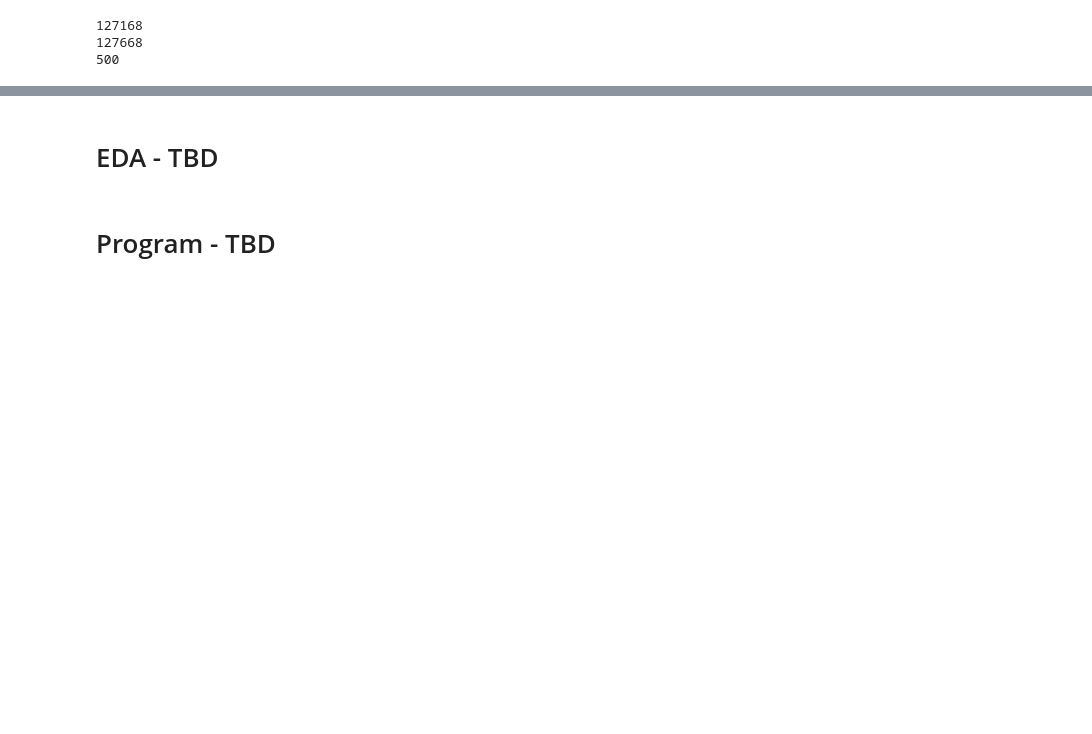
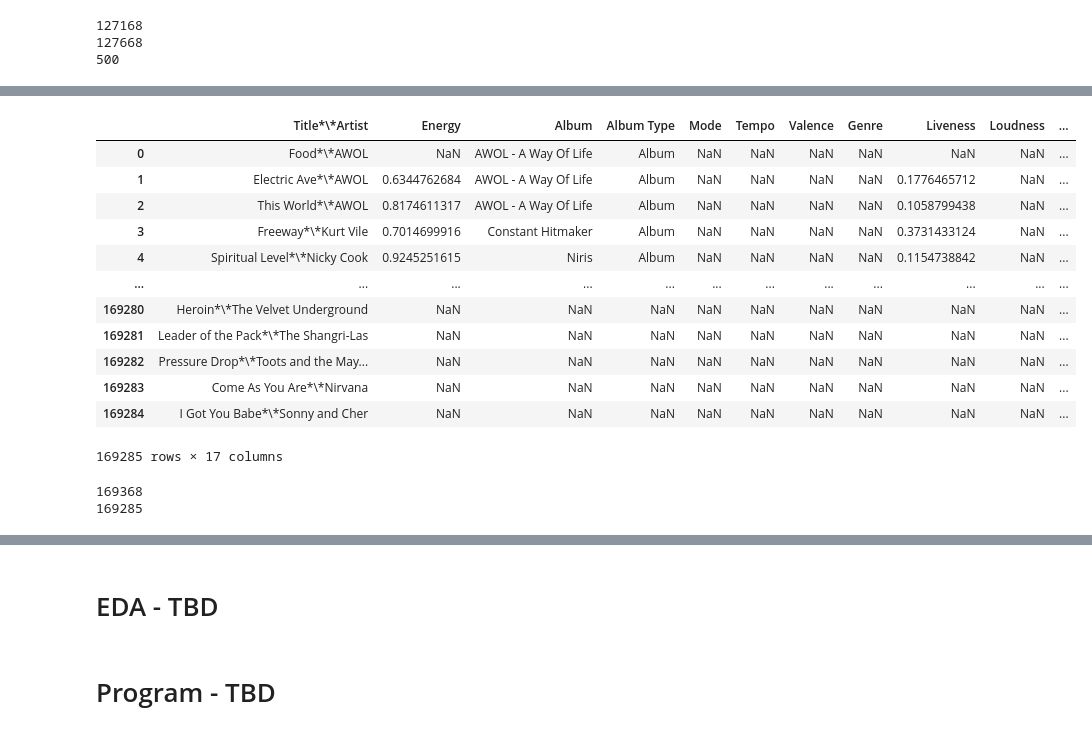
Before and after one commit to enriqfatima/COGS118B_Project, a Jupyter notebook: Data_Wrangling_groupXXX.ipynb, the cells around one changed output, grey strips where cells are left out. Saved outputs shown, nothing was run; the diff lists cells and outputs as text; code cells hidden in the pictures; blank space fills up the shorter version.

```diff
--- a/Data_Wrangling_groupXXX.ipynb
+++ b/Data_Wrangling_groupXXX.ipynb
@@ -616,0 +715,40 @@ merged_dataset
+# %%
+# And again for the 500 Greatest Songs of All Time dataset
+
+merged_dataset = pd.merge(merged_dataset, df_top_500, on='Title*\*Artist', how='outer')
+
+# create a merged column from all _x and _y columns
+for column in merged_dataset.columns:
+    if column.endswith('_x'):
+        column_core = column[:-2]
+        column_y = column_core + '_y'
+        merged_dataset[column_core] = merged_dataset[column].fillna(merged_dataset[column_y])
+
+# drop all columns that end with _x or _y
+for col in merged_dataset.columns:
+    if col.endswith('_x') or col.endswith('_y'):
+        merged_dataset.drop(col, axis=1, inplace=True)
+
+merged_dataset
+# %% [output]
+|  | Title*\*Artist | Energy | Album | Album Type | Mode | Tempo | Valence | Genre | Liveness | Loudness | ... |
+| 0 | Food*\*AWOL | NaN | AWOL - A Way Of Life | Album | NaN | NaN | NaN | NaN | NaN | NaN | ... |
+| 1 | Electric Ave*\*AWOL | 0.6344762684 | AWOL - A Way Of Life | Album | NaN | NaN | NaN | NaN | 0.1776465712 | NaN | ... |
+| 2 | This World*\*AWOL | 0.8174611317 | AWOL - A Way Of Life | Album | NaN | NaN | NaN | NaN | 0.1058799438 | NaN | ... |
+| 3 | Freeway*\*Kurt Vile | 0.7014699916 | Constant Hitmaker | Album | NaN | NaN | NaN | NaN | 0.3731433124 | NaN | ... |
+| 4 | Spiritual Level*\*Nicky Cook | 0.9245251615 | Niris | Album | NaN | NaN | NaN | NaN | 0.1154738842 | NaN | ... |
+| ... | ... | ... | ... | ... | ... | ... | ... | ... | ... | ... | ... |
+| 169280 | Heroin*\*The Velvet Underground | NaN | NaN | NaN | NaN | NaN | NaN | NaN | NaN | NaN | ... |
+| 169281 | Leader of the Pack*\*The Shangri-Las | NaN | NaN | NaN | NaN | NaN | NaN | NaN | NaN | NaN | ... |
+| 169282 | Pressure Drop*\*Toots and the May... | NaN | NaN | NaN | NaN | NaN | NaN | NaN | NaN | NaN | ... |
+| 169283 | Come As You Are*\*Nirvana | NaN | NaN | NaN | NaN | NaN | NaN | NaN | NaN | NaN | ... |
+| 169284 | I Got You Babe*\*Sonny and Cher | NaN | NaN | NaN | NaN | NaN | NaN | NaN | NaN | NaN | ... |
+169285 rows × 17 columns
+# %%
+final_expected_row_count = len(fma) + len(spotify_data) + len(df_top_500) + len(new_name_edited_pred_Music)
+print(final_expected_row_count)
+
+print(len(merged_dataset))
+# %% [output]
+169368
+169285
```
Also changed, not shown: parts of 17 cells of this notebook.
